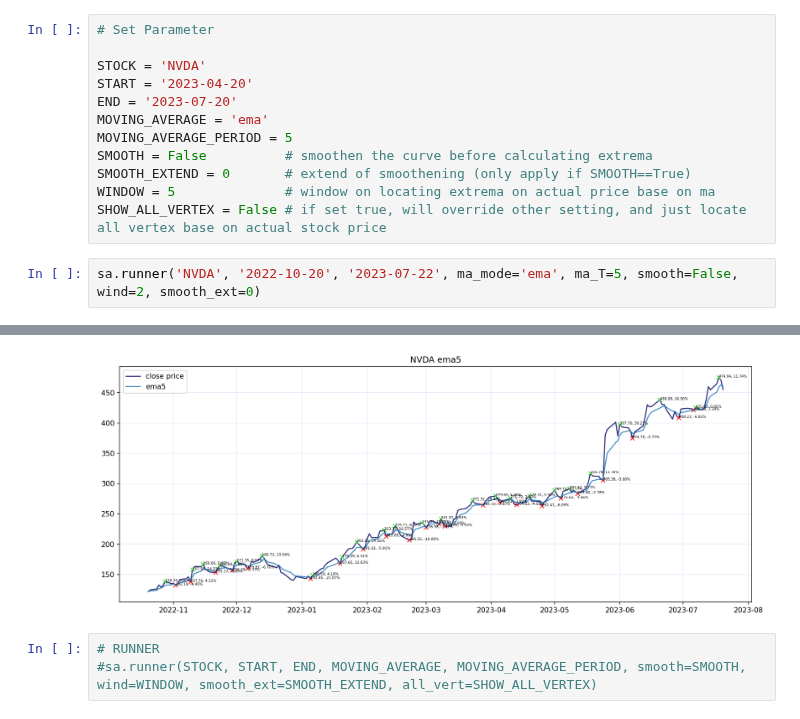
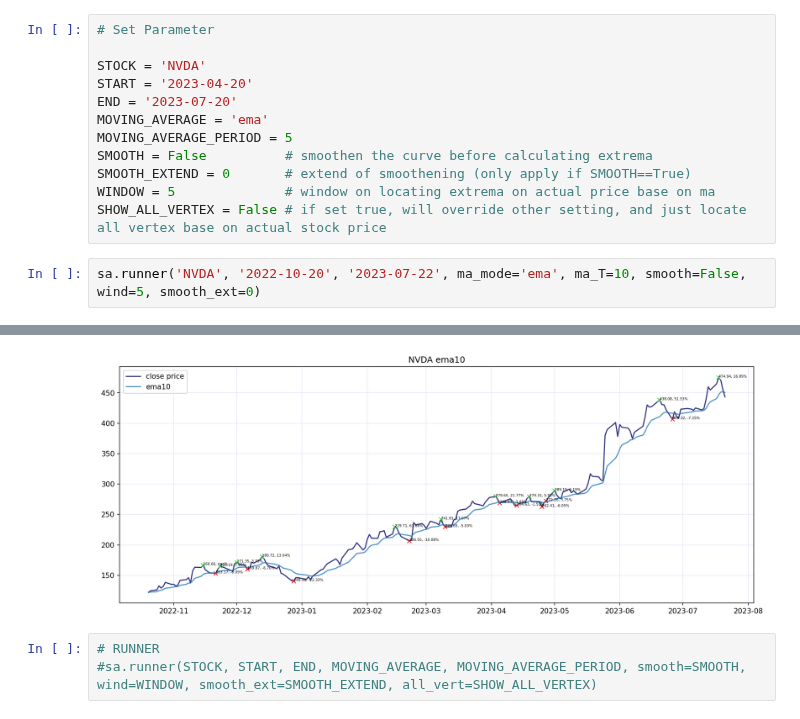
Before and after one commit to taliah-hl/stock-analyser, a Jupyter notebook: app/runner.ipynb, the cells around one changed output, grey strips where cells are left out. Drawn from its saved outputs; the diff is of its cells as text.

```diff
--- a/app/runner.ipynb
+++ b/app/runner.ipynb
@@ -34,6 +34,6 @@ SMOOTH_EXTEND = 0       # extend of smoothening (only apply if SMOOTH==True)
 WINDOW = 5              # window on locating extrema on actual price base on ma
 SHOW_ALL_VERTEX = False # if set true, will override other setting, and just locate all vertex base on actual stock price
 # %%
-sa.runner('NVDA', '2022-10-20', '2023-07-22', ma_mode='ema', ma_T=5, smooth=False, wind=2, smooth_ext=0)
+sa.runner('NVDA', '2022-10-20', '2023-07-22', ma_mode='ema', ma_T=10, smooth=False, wind=5, smooth_ext=0)
 # %% [output]
 [*********************100%***********************]  1 of 1 completed
@@ -55,5 +55,5 @@ hi ema
 +---------------------+---------+--------+---------------------+
-[figure, old version]
+[figure, new version]
 # %%
 # RUNNER
 #sa.runner(STOCK, START, END, MOVING_AVERAGE, MOVING_AVERAGE_PERIOD, smooth=SMOOTH, wind=WINDOW, smooth_ext=SMOOTH_EXTEND, all_vert=SHOW_ALL_VERTEX)
```
Also changed, not shown: parts of 3 cells of this notebook, 1 other file.
